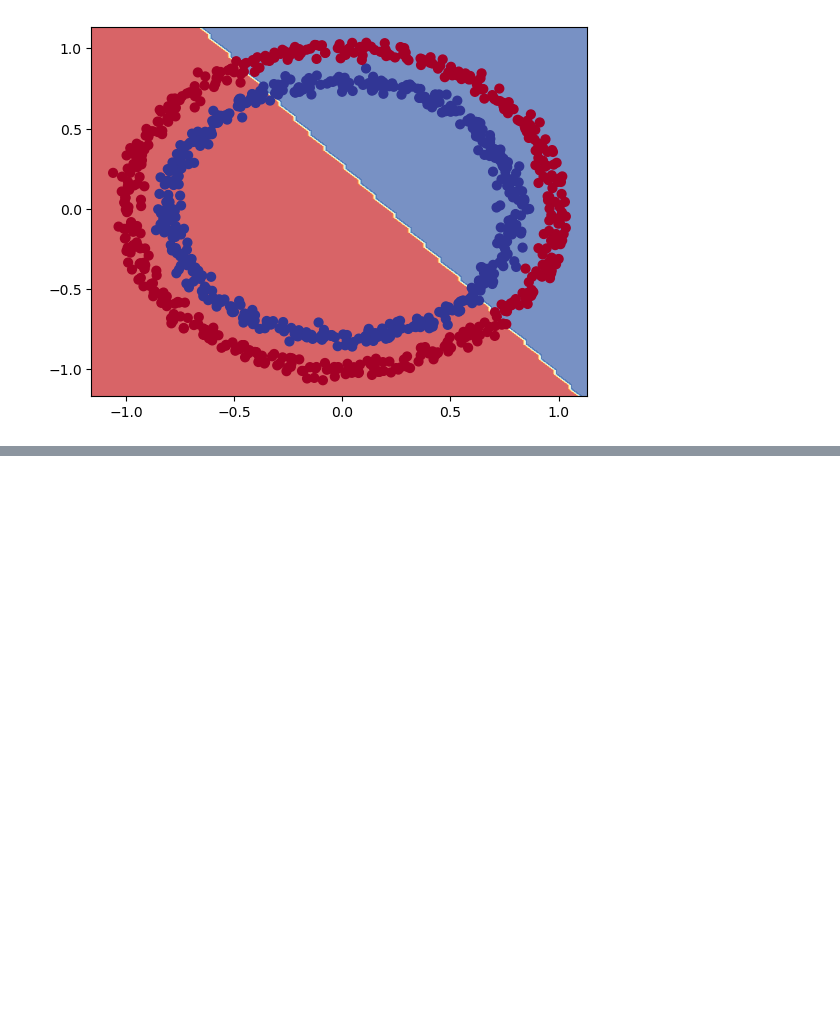
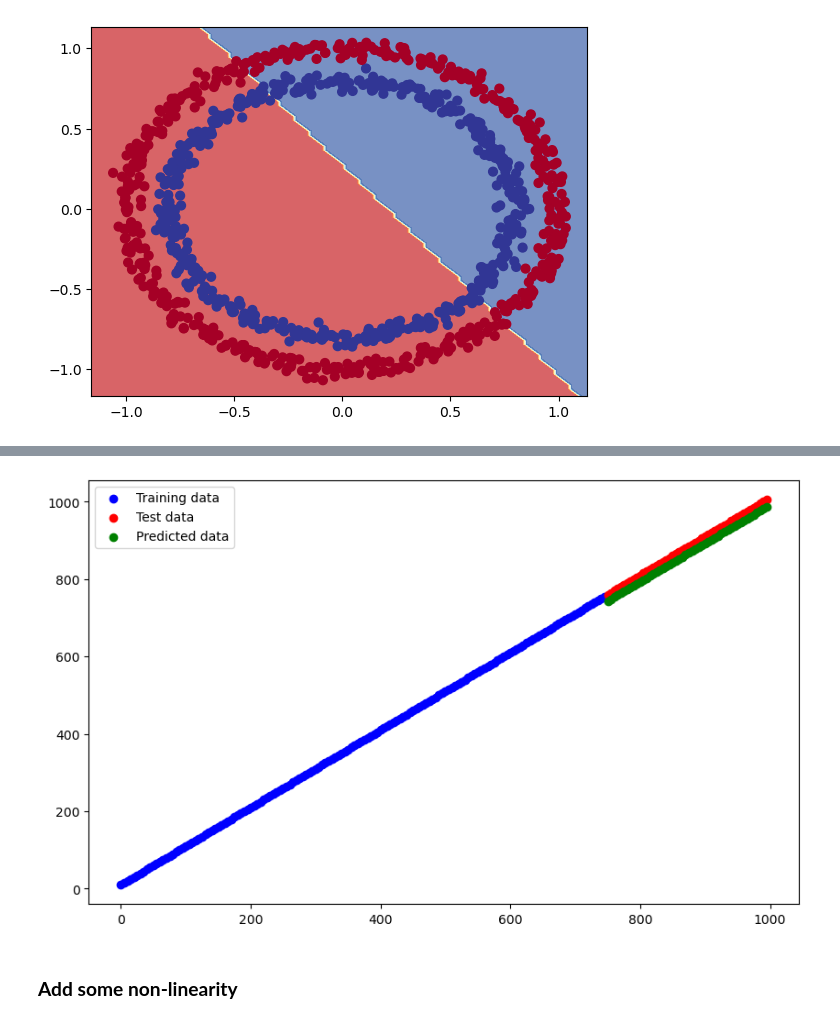
Before and after one commit to alchemistbg/udemy-tensorflow-developer-certificate-bootcamp, a Jupyter notebook: Section-04/Classification_with_tensorflow.ipynb, the cells around one changed output, grey strips where cells are left out. Drawn from its saved outputs; the diff is of its cells as text; code cells hidden in the pictures; blank space fills up the shorter version.

```diff
--- a/Section-04/Classification_with_tensorflow.ipynb
+++ b/Section-04/Classification_with_tensorflow.ipynb
@@ -279,0 +277,6 @@ Binary classification
+# %%
+tf.keras.utils.set_random_seed(42)
+
+# y = x + 10
+X_reg = tf.range(0, 1000, 5)
+y_reg = tf.range(10, 1010, 5)
@@ -279,0 +285,5 @@ Binary classification
+# %%
+X_reg_train = X_reg[:150]
+X_reg_test = X_reg[150:]
+y_reg_train = y_reg[:150]
+y_reg_test = y_reg[150:]
@@ -279,0 +294,20 @@ Binary classification
+# %%
+tf.keras.utils.set_random_seed(42)
+
+model_3_reg = tf.keras.models.Sequential([
+    tf.keras.layers.Dense(100),
+    tf.keras.layers.Dense(10),
+    tf.keras.layers.Dense(1),
+])
+
+model_3_reg.compile(
+    loss = tf.keras.losses.mae,
+    optimizer = tf.keras.optimizers.Adam(),
+    metrics = ['mae']
+)
+
+model_3_reg.fit(
+    x = tf.expand_dims(X_reg_train, axis = -1),
+    y = y_reg_train,
+    epochs = 10
+)
@@ -279,0 +336,2 @@ Binary classification
+# %%
+y_reg_pred = model_3_reg.predict(X_reg_test)
@@ -279,0 +340,10 @@ Binary classification
+# %%
+plt.figure(figsize = (10, 6))
+plt.scatter(X_reg_train, y_reg_train, c = 'blue', label = 'Training data')
+plt.scatter(X_reg_test, y_reg_test, c = 'red', label = 'Test data')
+plt.scatter(X_reg_test, y_reg_pred, c = 'green', label = 'Predicted data')
+plt.legend();
+# %% [output]
+[figure, added]
+# %% [markdown]
+### **Add some non-linearity**
```
Also changed, not shown: parts of 16 cells of this notebook.
